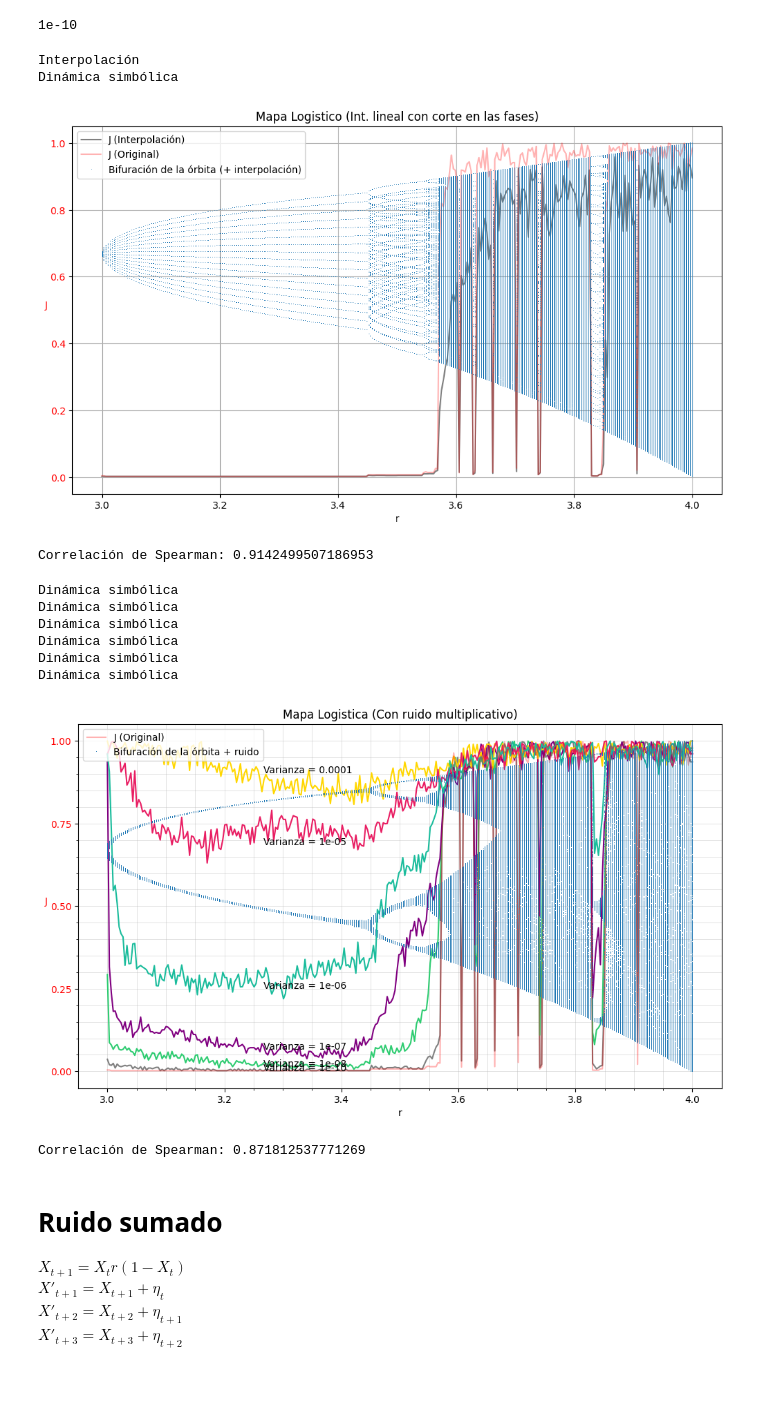
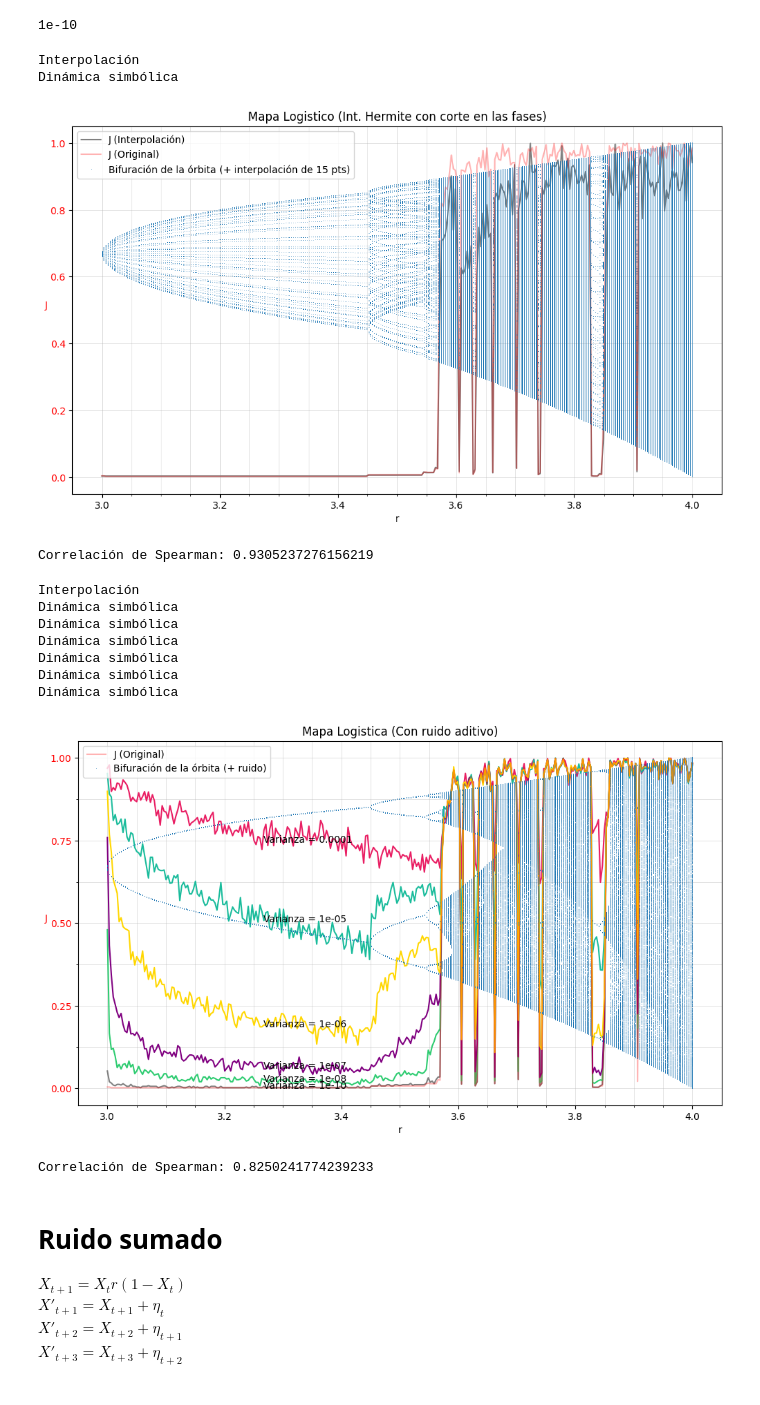
Before and after one commit to EduardoGarcia528/Tesis, a Jupyter notebook: calcula_espacio_fase.ipynb, the cells around one changed output. Cells and saved outputs as stored; diff of their text form; code cells hidden in the pictures.

```diff
--- a/calcula_espacio_fase.ipynb
+++ b/calcula_espacio_fase.ipynb
@@ -412,7 +412,7 @@ def plot_orbit_diagram(num_partitions,discreto,interpolacion, size,graficar, r_m
 
             if interpolacion == 'si':
                 x = np.arange(len(r_single_orbit))
-                x_new, data_interp = interpolador(r_single_orbit, 'lineal', 15)
+                x_new, data_interp = interpolador(r_single_orbit, 'herm', 15)
                 # data_interp = interpolador_estocastico(data_interp, 3)
                 # data_interp = r_single_orbit
                 # data_interp = data_interp + generar_uniforme_centrada(len(data_interp),1e-6)
@@ -454,7 +454,7 @@ def plot_orbit_diagram(num_partitions,discreto,interpolacion, size,graficar, r_m
     r_single_orbit = orbit_values[a:]
     if interpolacion == 'si':
         x = np.arange(len(orbit_values[a:]))
-        x_new, data_interp = interpolador(orbit_values[a:], 'lineal', 15)
+        x_new, data_interp = interpolador(orbit_values[a:], 'herm', 15)
         # data_interp = interpolador_estocastico(data_interp, 3)
         # data_interp = orbit_values[a:]
         # data_interp = data_interp + generar_uniforme_centrada(len(data_interp), 1e-6)
@@ -483,7 +483,7 @@ def plot_orbit_diagram(num_partitions,discreto,interpolacion, size,graficar, r_m
         if discreto == "si":
             ax1.plot(J_index, J_continuo, 'red',label='J (Original)', alpha = 0.3)
             if interpolacion == "si":
-                ax1.plot(r_values_interp, orbit_values_interp, ',', label=f'Bifuración de la órbita (+ interpolación)', alpha=0.5)
+                ax1.plot(r_values_interp, orbit_values_interp, ',', label=f'Bifuración de la órbita (+ interpolación de 15 pts)', alpha=0.5)
             else:
                 ax1.plot(r_values, orbit_values, ',', label='Bifuración de la órbita', alpha=1)
         if discreto == "no":
@@ -505,9 +505,26 @@ def plot_orbit_diagram(num_partitions,discreto,interpolacion, size,graficar, r_m
             ax2.legend(loc='center right',framealpha=0.5)
 
         fig.tight_layout()
+        major_ticks_x = np.linspace(3, 4, 6)  # 0.0, 0.2, ..., 1.0
+        minor_ticks_x = np.linspace(3, 4, 21)  # Ticks secundarios
+
+        major_ticks_y = np.linspace(0, 1, 6)  # -1, -0.5, 0, 0.5, 1.0
+        minor_ticks_y = np.linspace(0, 1, 6)  # Ticks secundarios
+
+        # Configurar los ticks del eje X
+        plt.xticks(major_ticks_x)  # Solo etiquetar los ticks principales
+        plt.gca().set_xticks(minor_ticks_x, minor=True)  # Agregar ticks menores sin etiquetas
+
+        # Configurar los ticks del eje Y
+        plt.yticks(major_ticks_y)  # Solo etiquetar los ticks principales
+        plt.gca().set_yticks(minor_ticks_y, minor=True)  # Agregar ticks menores sin etiquetas
+
+        # Activar la cuadrícula
+        plt.grid(which='major', linestyle='-', linewidth=0.5, alpha=0.5)  # Para ticks principales
+        plt.grid(which='minor', linestyle='-', linewidth=0.5, alpha=0.5)
         # plt.title(f'Logistic Map (Discret ={discreto}, interp= {interpolacion})')
         # plt.title(f'Mapa Logístico con discretización en el eje y ({num_partitions} Particiones)')
-        plt.title(f'Mapa Logistico (Int. lineal con corte en las fases)')
+        plt.title(f'Mapa Logistico (Int. Hermite con corte en las fases)')
         plt.show()
 
 
@@ -536,8 +553,8 @@ print(f'Correlación de Spearman: {correlacion}')
 # %% [output]
 Interpolación
 Dinámica simbólica
-[figure, old version]
+[figure, new version]
-Correlación de Spearman: 0.9142499507186953
+Correlación de Spearman: 0.9305237276156219
 # %%
 """logistic ruido multiple"""
 
@@ -555,7 +572,7 @@ def plot_orbit_diagram(num_partitions,discreto,interpolacion, size,graficar, r_m
         print("Interpolación")
 
     ruidos = [1e-10,1e-8,1e-7,1e-4,1e-5,1e-6]
-    colores = ['gray','#2ECC71','purple','#FFD700','#E91E63','#1ABC9C']
+    colores = ['gray','#2ECC71','purple','#E91E63','#1ABC9C', '#FFD700']
     J_por_ruido = []
     for ruido in ruidos:
 
@@ -566,12 +583,12 @@ def plot_orbit_diagram(num_partitions,discreto,interpolacion, size,graficar, r_m
 
             x = 0.6
             for _ in range(num_iterations_discard): # Converger
-                x = np.clip(x, 0.0, 1.0)
-                x = logistic_map(r, x) + generar_uniforme_centrada(1, ruido)[0]
+                # x = np.clip(x, 0.0, 1.0)
+                x = logistic_map(r, x) #+ generar_uniforme_centrada(1, ruido)[0]
 
             for _ in range(num_iterations_display):
-                x = np.clip(x, 0.0, 1.0)
-                x = logistic_map(r, x) + generar_uniforme_centrada(1, ruido)[0]
+                # x = np.clip(x, 0.0, 1.0)
+                x = logistic_map(r, x) #+ generar_uniforme_centrada(1, ruido)[0]
                 r_values.append(r)
                 orbit_values.append(x)
 
@@ -691,7 +708,7 @@ def plot_orbit_diagram(num_partitions,discreto,interpolacion, size,graficar, r_m
         minor_ticks_x = np.linspace(3, 4, 21)  # Ticks secundarios
 
         major_ticks_y = np.linspace(0, 1, 5)  # -1, -0.5, 0, 0.5, 1.0
-        minor_ticks_y = np.linspace(0, 1, 21)  # Ticks secundarios
+        minor_ticks_y = np.linspace(0, 1, 9)  # Ticks secundarios
 
         # Configurar los ticks del eje X
         plt.xticks(major_ticks_x)  # Solo etiquetar los ticks principales
@@ -707,41 +724,42 @@ def plot_orbit_diagram(num_partitions,discreto,interpolacion, size,graficar, r_m
 
         # plt.title(f'Logistic Map (Discret ={discreto}, interp= {interpolacion})')
         # plt.title(f'Mapa Logístico con discretización en el eje y ({num_partitions} Particiones)')
-        plt.title(f'Mapa Logistica (Con ruido multiplicativo)')
+        plt.title(f'Mapa Logistica (Con ruido aditivo)')
         plt.show()
 
 
     if interpolacion == 'no':
         return J_index, J_values, r_values, orbit_values, lyapunov_values
     else:
         return J_index, J_values, r_values_interp, orbit_values_interp, lyapunov_values
 
 
 with open('logistic_map/lyapunov_continuo.txt', 'r') as f:
         lyapunov_continuo = [float(line.strip()) for line in f]
 
 with open('logistic_map/j_logistic_continuo.txt', 'r') as f:
         J_continuo = [float(line.strip()) for line in f]
 
-J_index, J_values, r_values, orbit_values, lyapunov_values = plot_orbit_diagram(15,"si", "no", 20 ,True)
+J_index, J_values, r_values, orbit_values, lyapunov_values = plot_orbit_diagram(15,"si", "si", 20 ,True)
 # J_index, J_values, r_values, orbit_values, lyapunov_values_continuo = plot_orbit_diagram(50,"no", "no", 20 ,True)
 
 
 # Calcular correlación de Spearman
 correlacion, p_valor = spearmanr(J_values, J_continuo)
 
 print(f'Correlación de Spearman: {correlacion}')
 
 # np.save('J_continuo_2_5.npy', np.array(J_values))
 # %% [output]
+Interpolación
 Dinámica simbólica
 Dinámica simbólica
 Dinámica simbólica
 Dinámica simbólica
 Dinámica simbólica
 Dinámica simbólica
-[figure, old version]
+[figure, new version]
-Correlación de Spearman: 0.871812537771269
+Correlación de Spearman: 0.8250241774239233
 # %% [markdown]
 # Ruido sumado
 $X_{t+1} = X_{t}r (1 - X_{t}) $ \
```
Also changed, not shown: parts of 1 cell of this notebook, 3 other files.
